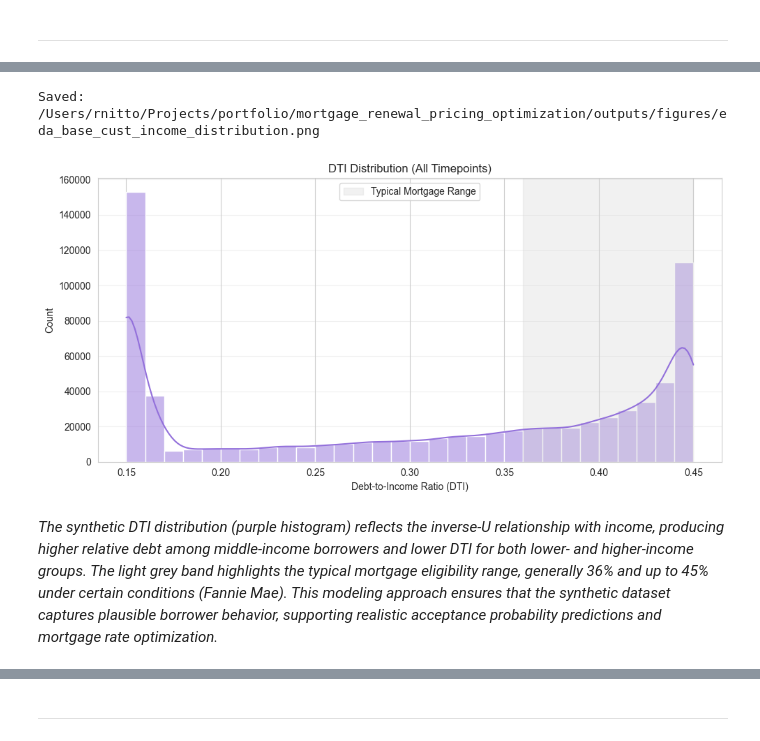
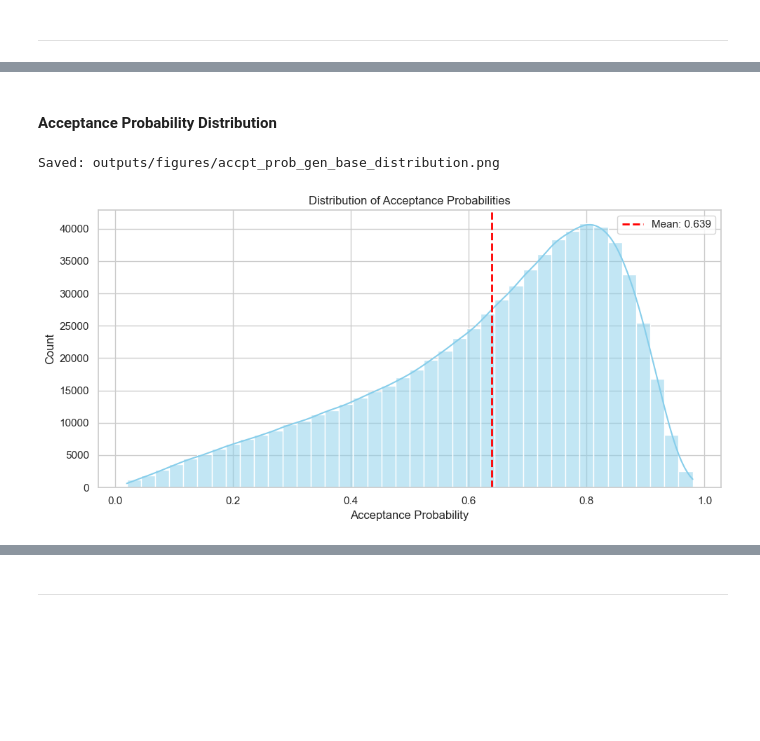
Before and after one commit to theen04/mortgage-renewal-pricing-optimization, a Jupyter notebook: mortgage_pricing_model.ipynb, the cells around one changed output, grey strips where cells are left out. Drawn from its saved outputs; the diff is of its cells as text; code cells hidden in the pictures; blank space fills up the shorter version.

Commit message:
replaced original notebook with realistic simulation

```diff
--- a/mortgage_pricing_model.ipynb
+++ b/mortgage_pricing_model.ipynb
@@ -108,2 +98,8 @@ def save_figure(filename, dpi=300):
+# %%
+# setting plotting style
+sns.set_theme(style="whitegrid")
+
+SEGMENTS = ["shopper", "loyal", "risk_averse", "premium", "subprime"]
+SEGMENT_PALETTE = dict(zip(SEGMENTS, sns.color_palette("Set2", n_colors=len(SEGMENTS))))
 # %% [markdown]
 ---
@@ -605,3 +474,0 @@ This step ensures that the synthetic data behaves realistically and supports rel
-# %%
-# setting plotting style
-sns.set_style("whitegrid")
@@ -711,0 +830,11 @@ DTI values are visualized across all synthetic customers and timepoints. This st
+# %%
+df_time_series = add_monthly_noise(df_time_series, rng)
+df_time_series["accept_prob"] = calculate_acceptance_probs(df_time_series)
+df_time_series["accepted"] = rng.binomial(1, df_time_series["accept_prob"])
+
+print(f"Mean acceptance probability: {df_time_series['accept_prob'].mean():.3f}")
+print(f"Observed acceptance rate:    {df_time_series['accepted'].mean():.3f}")
+
+# the best AUC any model could achieve, since outcomes are random draws from these probabilities
+oracle_auc = roc_auc_score(df_time_series["accepted"], df_time_series["accept_prob"])
+print(f"Oracle AUC (true probabilities): {oracle_auc:.3f}")
@@ -712,23 +930,17 @@ DTI values are visualized across all synthetic customers and timepoints. This st
+# %% [markdown]
+#### Acceptance Probability Distribution
 # %%
-fig, ax = plt.subplots(figsize=(10,5))
-
-# plotting histogram of DTI
-sns.histplot(df_time_series['dti'], bins=30, kde=True, color='mediumpurple', ax=ax)
-ax.set_xlabel("Debt-to-Income Ratio (DTI)")
+fig, ax = plt.subplots(figsize=(10, 5))
+sns.histplot(df_time_series["accept_prob"], bins=40, kde=True, color="skyblue", ax=ax)
+mean_prob = df_time_series["accept_prob"].mean()
+ax.axvline(mean_prob, color="red", linestyle="--", linewidth=2, label=f"Mean: {mean_prob:.3f}")
+ax.set_xlabel("Acceptance Probability")
 ax.set_ylabel("Count")
-ax.set_title("DTI Distribution (All Timepoints)")
-
-# highlighting typical DTI range for mortgage eligibility
-ax.axvspan(0.36, 0.45, color='lightgrey', alpha=0.3, label='Typical Mortgage Range')
+ax.set_title("Distribution of Acceptance Probabilities")
 ax.legend()
-ax.grid(axis='y', alpha=0.3)
-
 fig.tight_layout()
-# saving figure
-save_figure("eda_base_cust_income_distribution.png")
+save_figure("accpt_prob_gen_base_distribution.png")
 plt.show()
 # %% [output]
-Saved: /Users/rnitto/Projects/portfolio/mortgage_renewal_pricing_optimization/outputs/figures/eda_base_cust_income_distribution.png
+Saved: outputs/figures/accpt_prob_gen_base_distribution.png
-[figure, old version]
+[figure, new version]
-# %% [markdown]
-*The synthetic DTI distribution (purple histogram) reflects the inverse-U relationship with income, producing higher relative debt among middle-income borrowers and lower DTI for both lower- and higher-income groups. The light grey band highlights the typical mortgage eligibility range, generally 36% and up to 45% under certain conditions (Fannie Mae). This modeling approach ensures that the synthetic dataset captures plausible borrower behavior, supporting realistic acceptance probability predictions and mortgage rate optimization.*
```
Also changed, not shown: parts of 256 cells of this notebook, 35 other files.
